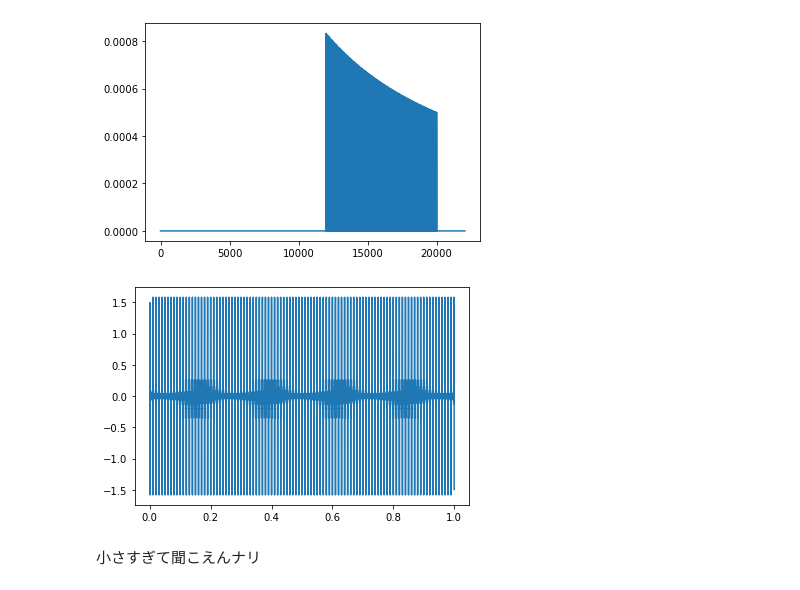
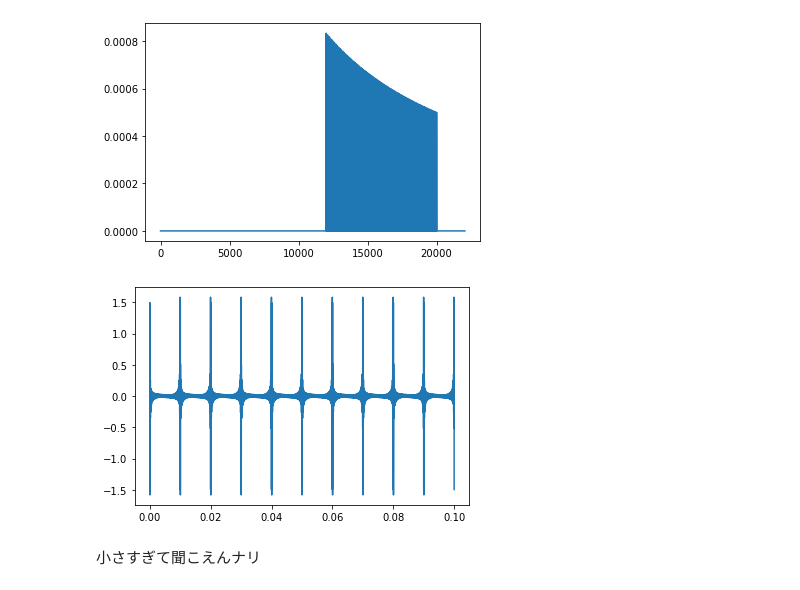
Before and after one commit to AON25650572/1-f-fluctuation, a Jupyter notebook: 1／fゆらぎ.ipynb, the cells around one changed output. Saved outputs shown, nothing was run; the diff lists cells and outputs as text; code cells hidden in the pictures.

```diff
--- a/1／fゆらぎ.ipynb
+++ b/1／fゆらぎ.ipynb
@@ -245,9 +245,9 @@ x,Pow = show_Pow(Amp, True)
 #     for i,j in zip(x,Pow):
 #         f.write(str(i)+","+str(j)+"\n")
 # %%
-show_wave(yuragi,1)
+show_wave(yuragi,0.1)
 # %% [output]
-[figure, old version]
+[figure, new version]
 # %%
 save_as_wave(yuragi, 'yuragi_hi.wav')
 # %% [markdown]
```
Also changed, not shown: parts of 1 cell of this notebook, 1 other file.
